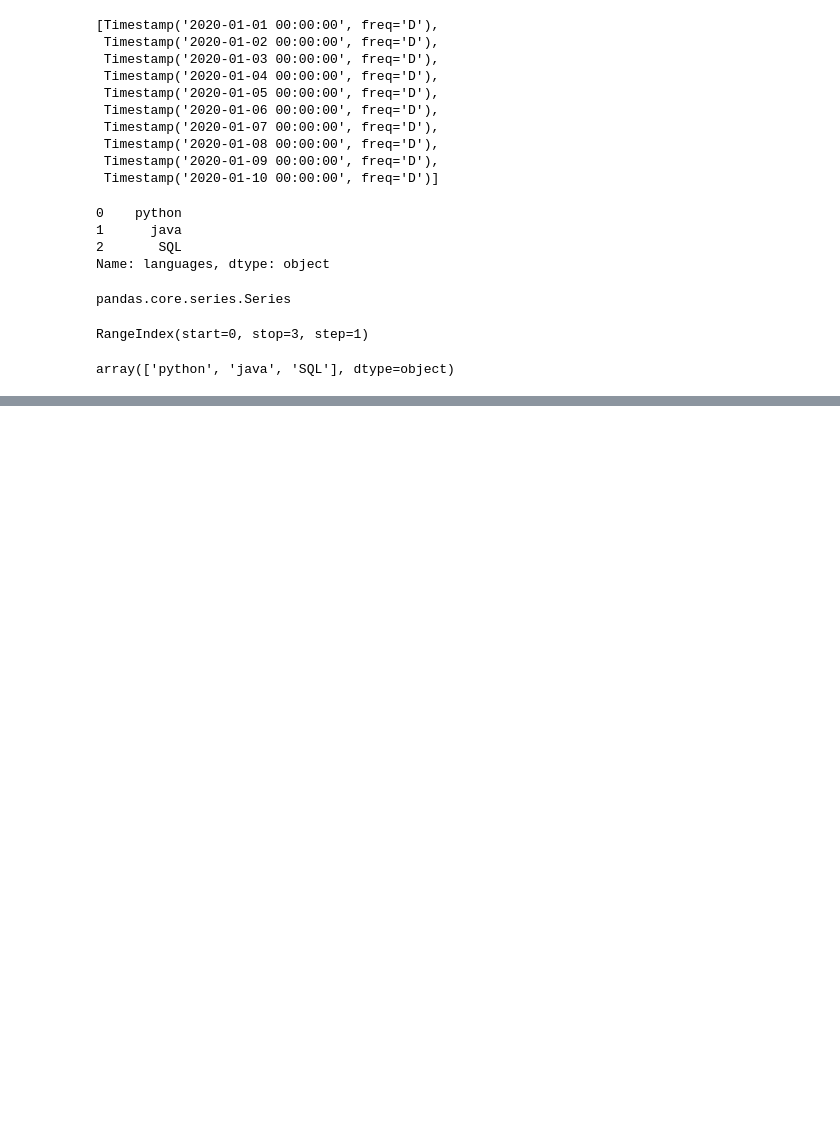
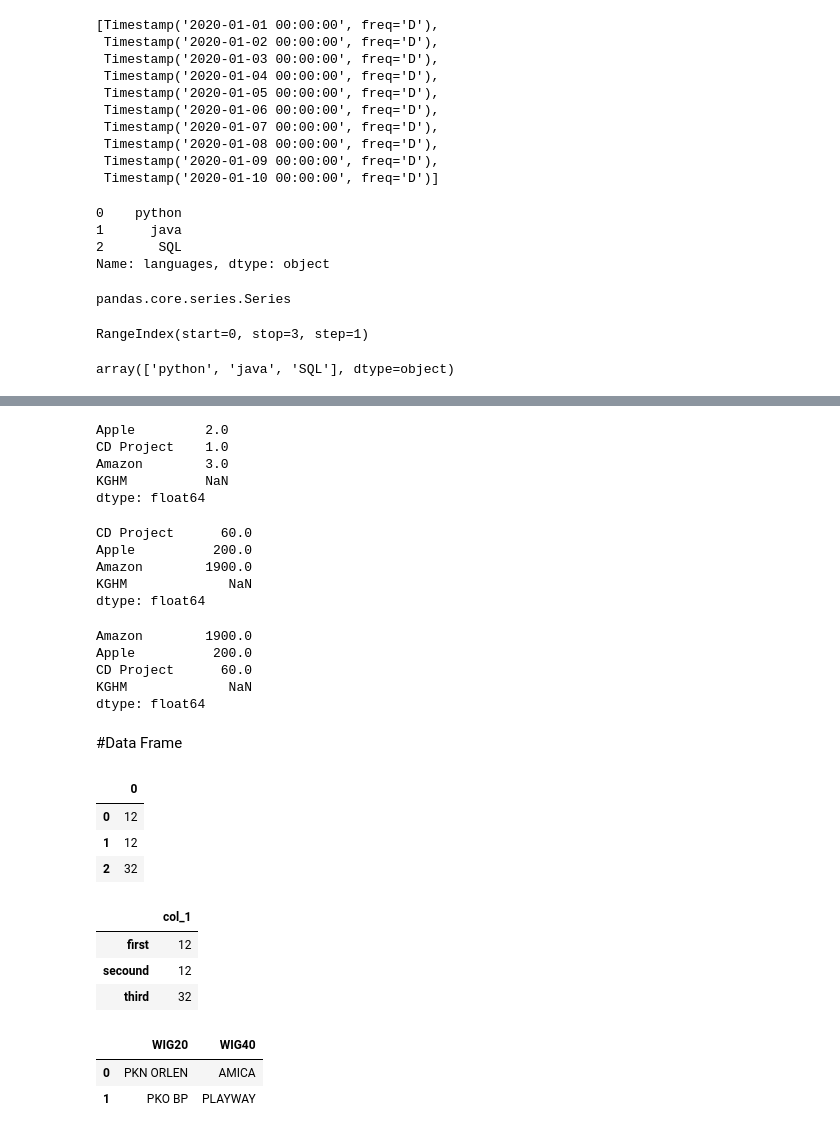
Before and after one commit to Rosch0/Data-Science, a Jupyter notebook: Pandas.ipynb, the cells around one changed output, grey strips where cells are left out. Cells and saved outputs as stored; diff of their text form; code cells hidden in the pictures; blank space fills up the shorter version.

```diff
--- a/Pandas.ipynb
+++ b/Pandas.ipynb
@@ -100,0 +173,24 @@ array(['python', 'java', 'SQL'], dtype=object)
+# %%
+price.rank() #ranking danych ( uporządkuje dane)
+# %% [output]
+Apple         2.0
+CD Project    1.0
+Amazon        3.0
+KGHM          NaN
+dtype: float64
+# %%
+price.sort_values() #sortuje dane
+# %% [output]
+CD Project      60.0
+Apple          200.0
+Amazon        1900.0
+KGHM             NaN
+dtype: float64
+# %%
+price.sort_values(ascending=False) #sortuje dane od najwyższej do najniższej
+# %% [output]
+Amazon        1900.0
+Apple          200.0
+CD Project      60.0
+KGHM             NaN
+dtype: float64
@@ -100,0 +199,26 @@ array(['python', 'java', 'SQL'], dtype=object)
+# %% [markdown]
+#Data Frame
+# %%
+df = pd.DataFrame(data=[12, 12, 32]) #utworzenie ramek danych
+df
+# %% [output]
+|  | 0 |
+| 0 | 12 |
+| 1 | 12 |
+| 2 | 32 |
+# %%
+df = pd.DataFrame(data=[12, 12, 32], index=['first', 'secound', 'third'], columns=['col_1']) #tworzenie ramki z nazwami indeksów
+df
+# %% [output]
+|  | col_1 |
+| first | 12 |
+| secound | 12 |
+| third | 32 |
+# %%
+df = pd.DataFrame(data={'WIG20': ['PKN ORLEN', 'PKO BP'],
+                        'WIG40': ['AMICA', 'PLAYWAY']}) #stworzenie ramki spółek
+df
+# %% [output]
+|  | WIG20 | WIG40 |
+| 0 | PKN ORLEN | AMICA |
+| 1 | PKO BP | PLAYWAY |
```
Also changed, not shown: parts of 21 cells of this notebook.
